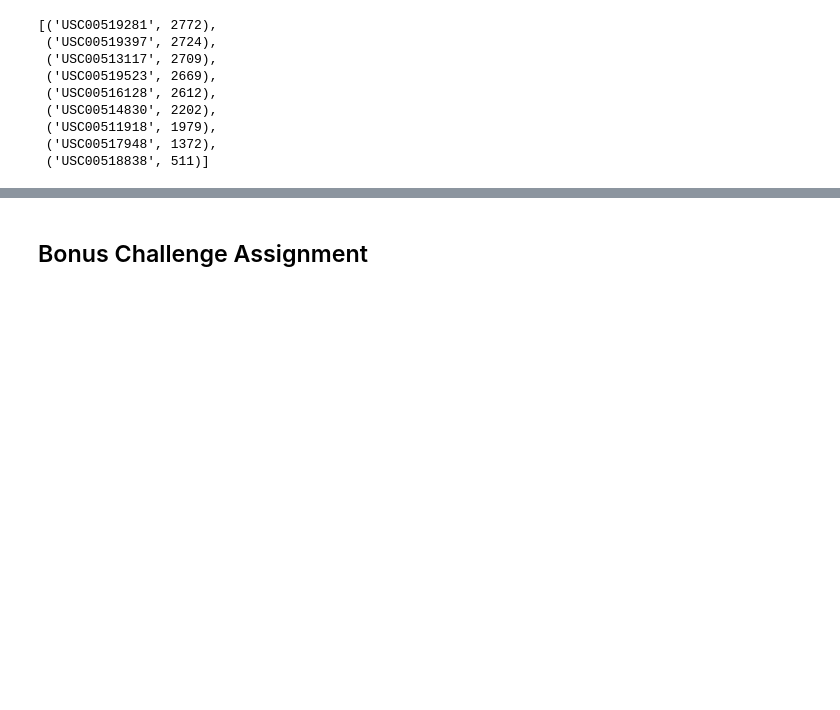
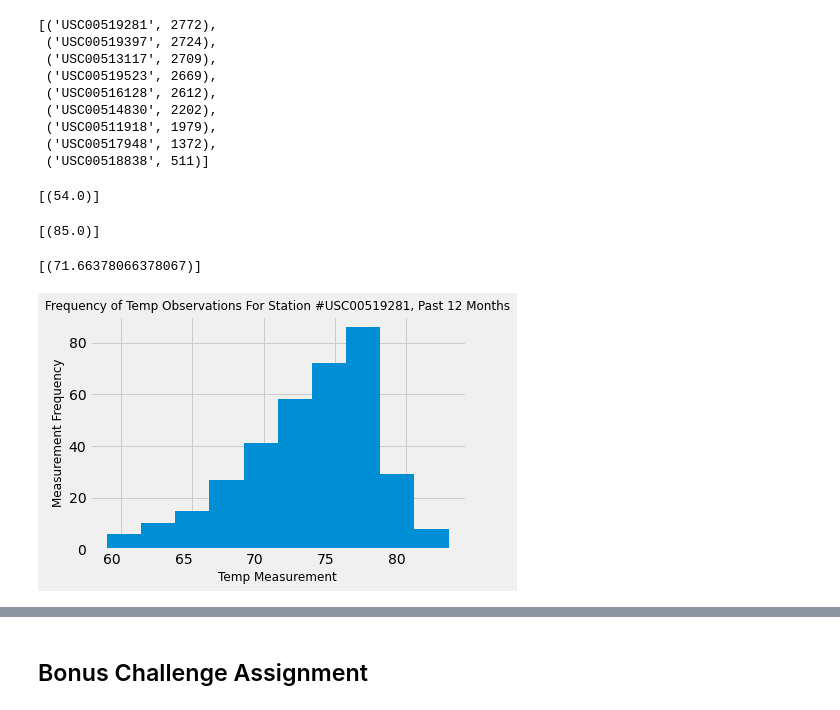
Before and after one commit to lmodenbach/sqlalchemy-challenge, a Jupyter notebook: climate_starter.ipynb, the cells around one changed output, grey strips where cells are left out. Drawn from its saved outputs; the diff is of its cells as text; code cells hidden in the pictures; blank space fills up the shorter version.

```diff
--- a/climate_starter.ipynb
+++ b/climate_starter.ipynb
@@ -127,0 +123,49 @@ active_stations
+# %%
+# lowest temperature recorded
+
+low_temp = session.query(func.min(Measurement.tobs)).\
+           filter(Measurement.station == 'USC00519281').all()
+low_temp
+# %% [output]
+[(54.0)]
+# %%
+# highest temperature recorded
+
+high_temp = session.query(func.max(Measurement.tobs)).\
+           filter(Measurement.station == 'USC00519281').all()
+high_temp
+# %% [output]
+[(85.0)]
+# %%
+# average temperature
+
+avg_temp = session.query(func.avg(Measurement.tobs)).\
+           filter(Measurement.station == 'USC00519281').all()
+avg_temp
+# %% [output]
+[(71.66378066378067)]
+# %%
+# Choose the station with the highest number of temperature observations.
+# Query the last 12 months of temperature observation data for this station and plot the results as a histogram
+
+most_temp_stations = session.query(Measurement.station, func.count(Measurement.tobs)).\
+                  group_by(Measurement.station).order_by(func.count(Measurement.tobs).desc()).all()
+
+past_year_temps = session.query(Measurement.tobs).\
+                  filter(Measurement.date >= previous).\
+                  filter(Measurement.station == 'USC00519281').all()
+
+temps = []
+for temp in past_year_temps:
+    temps.append(temp[0])
+
+fig, ax = plt.subplots()
+ax.hist(temps)
+plt.xlabel('Temp Measurement', fontsize=12)
+plt.ylabel('Measurement Frequency', fontsize=12)
+plt.title('Frequency of Temp Observations For Station #USC00519281, Past 12 Months', fontsize=12)
+plt.xticks(horizontalalignment='right')
+plt.savefig("Output/FrequencyofTempObservationsHist.png", bbox_inches='tight')
+plt.show()
+# %% [output]
+[figure, added]
```
Also changed, not shown: parts of 5 cells of this notebook, 1 other file.
